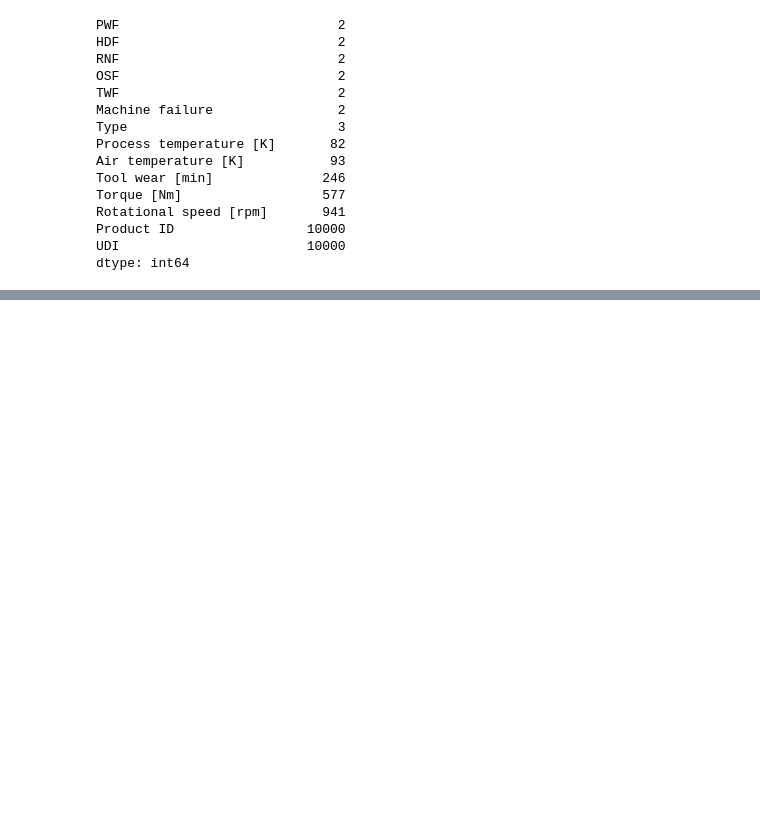
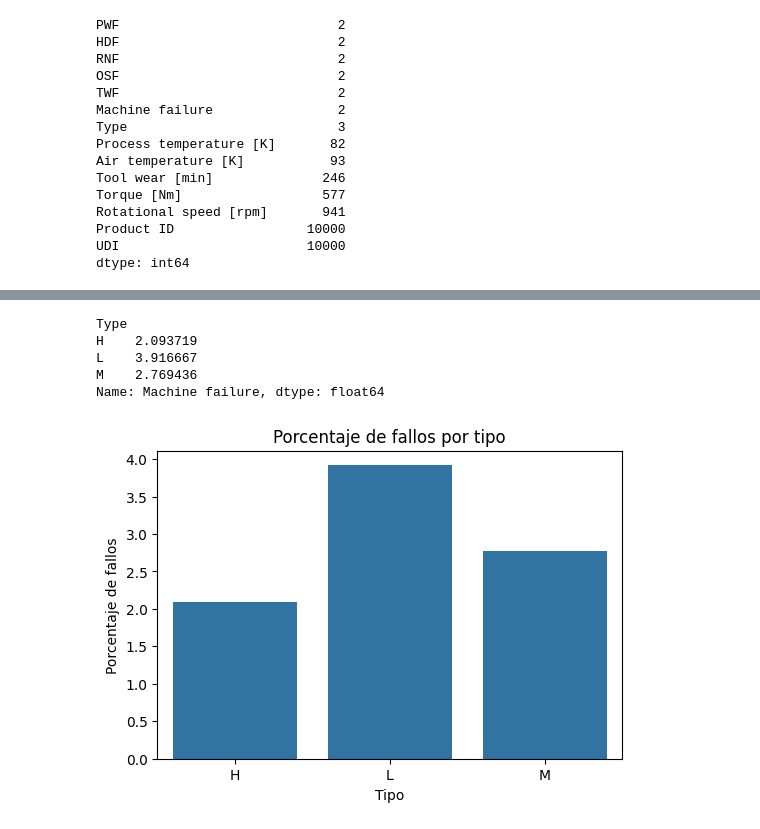
Before and after one commit to josemarin-create/predictive_maintenance_project, a Jupyter notebook: notebooks/01_datos.ipynb, the cells around one changed output, grey strips where cells are left out. Saved outputs shown, nothing was run; the diff lists cells and outputs as text; code cells hidden in the pictures; blank space fills up the shorter version.

```diff
--- a/notebooks/01_datos.ipynb
+++ b/notebooks/01_datos.ipynb
@@ -200,0 +377,23 @@ Las variables de temperatura, velocidad, torque y desgaste son numericas y repre
+# %%
+failure_rate_by_type = df.groupby("Type")["Machine failure"].mean() * 100
+failure_rate_by_type
+# %% [output]
+Type
+H    2.093719
+L    3.916667
+M    2.769436
+Name: Machine failure, dtype: float64
+# %%
+plt.figure(figsize=(6, 4))
+
+sns.barplot(
+    x=failure_rate_by_type.index,
+    y=failure_rate_by_type.values
+)
+
+plt.title("Porcentaje de fallos por tipo")
+plt.xlabel("Tipo")
+plt.ylabel("Porcentaje de fallos")
+plt.show()
+# %% [output]
+[figure, added]
```
Also changed, not shown: parts of 43 cells of this notebook.
